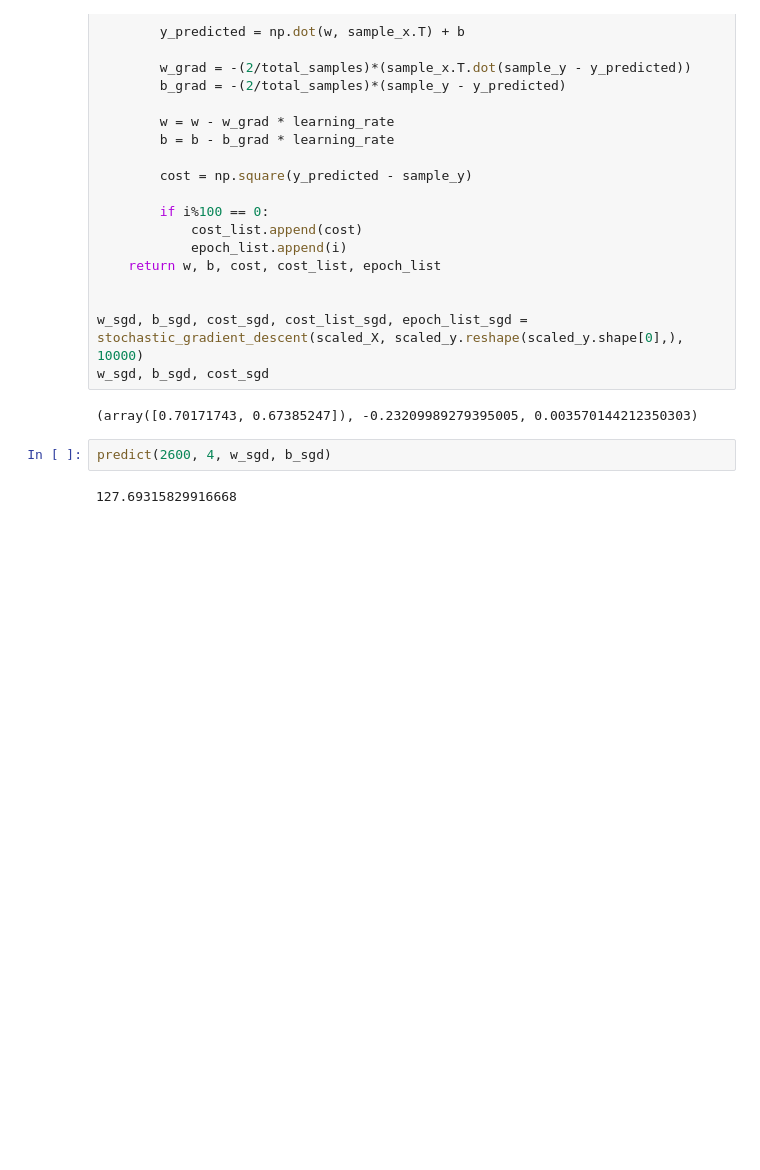
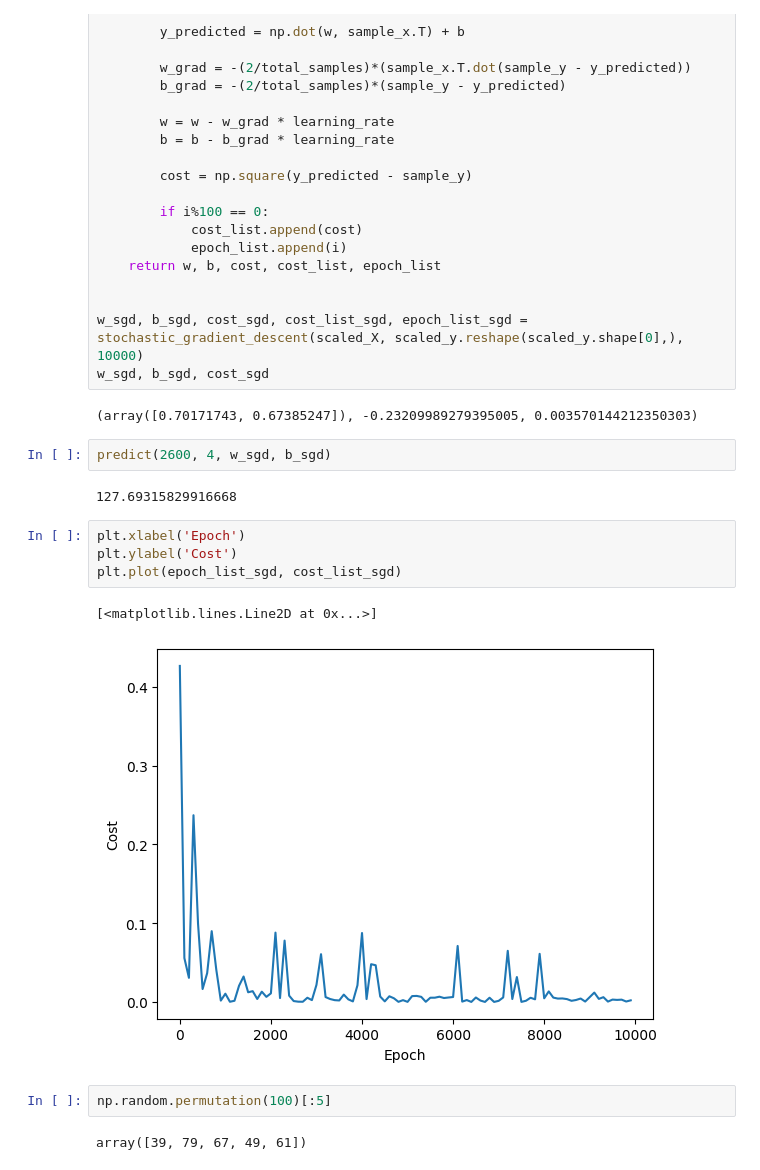
Before and after one commit to suru1849/CodeBasics_DL_PlayList, a Jupyter notebook: 6_BGD_SGD/bgd_sgd.ipynb, the cells around one changed output. Cells and saved outputs as stored; diff of their text form; blank space fills up the shorter version.

```diff
--- a/6_BGD_SGD/bgd_sgd.ipynb
+++ b/6_BGD_SGD/bgd_sgd.ipynb
@@ -210,3 +210,14 @@ w_sgd, b_sgd, cost_sgd
 predict(2600, 4, w_sgd, b_sgd)
 # %% [output]
 127.69315829916668
+# %%
+plt.xlabel('Epoch')
+plt.ylabel('Cost')
+plt.plot(epoch_list_sgd, cost_list_sgd)
+# %% [output]
+[<matplotlib.lines.Line2D at 0x...>]
+[figure, added]
+# %%
+np.random.permutation(100)[:5]
+# %% [output]
+array([39, 79, 67, 49, 61])
```
Also changed, not shown: parts of 4 cells of this notebook.
